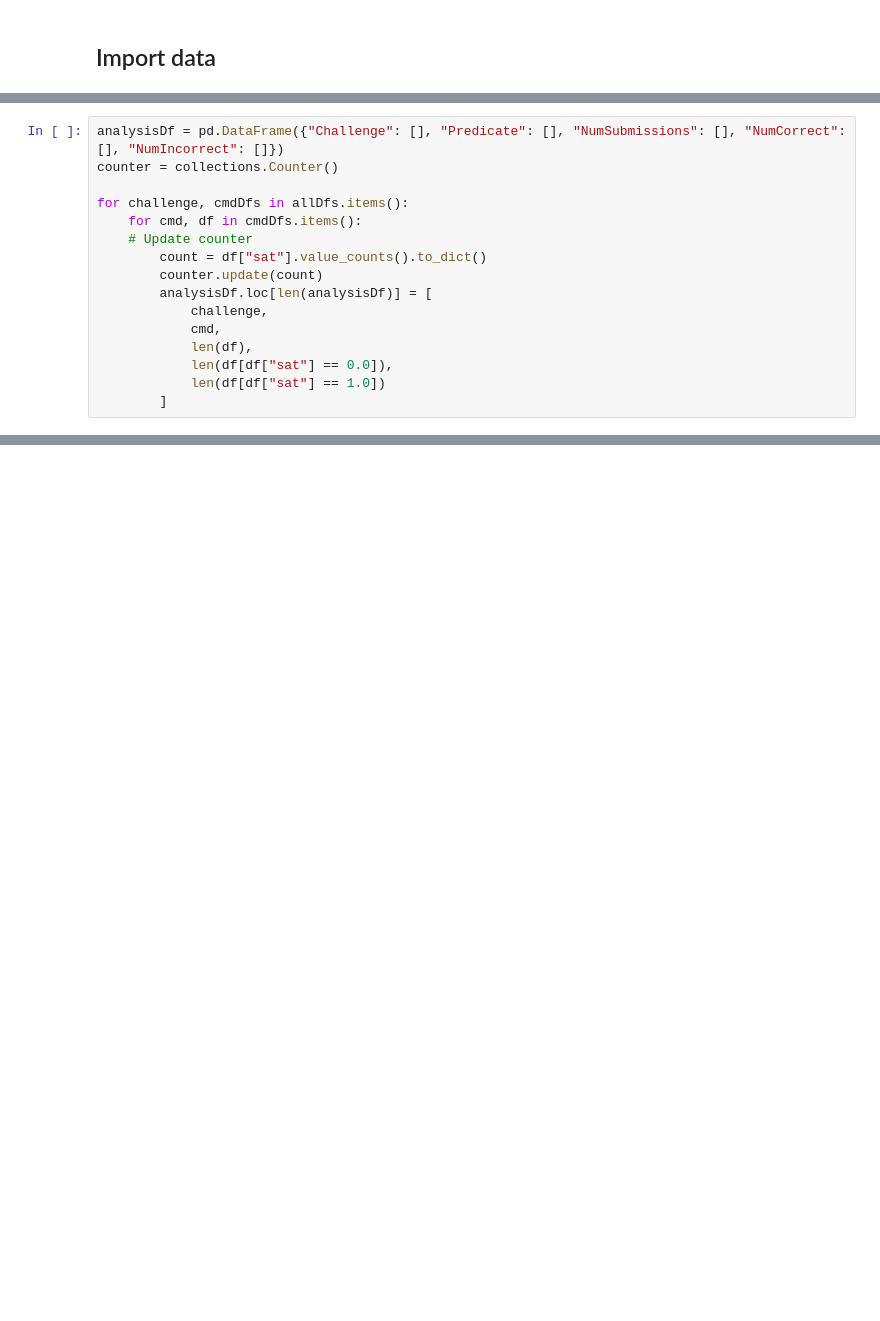
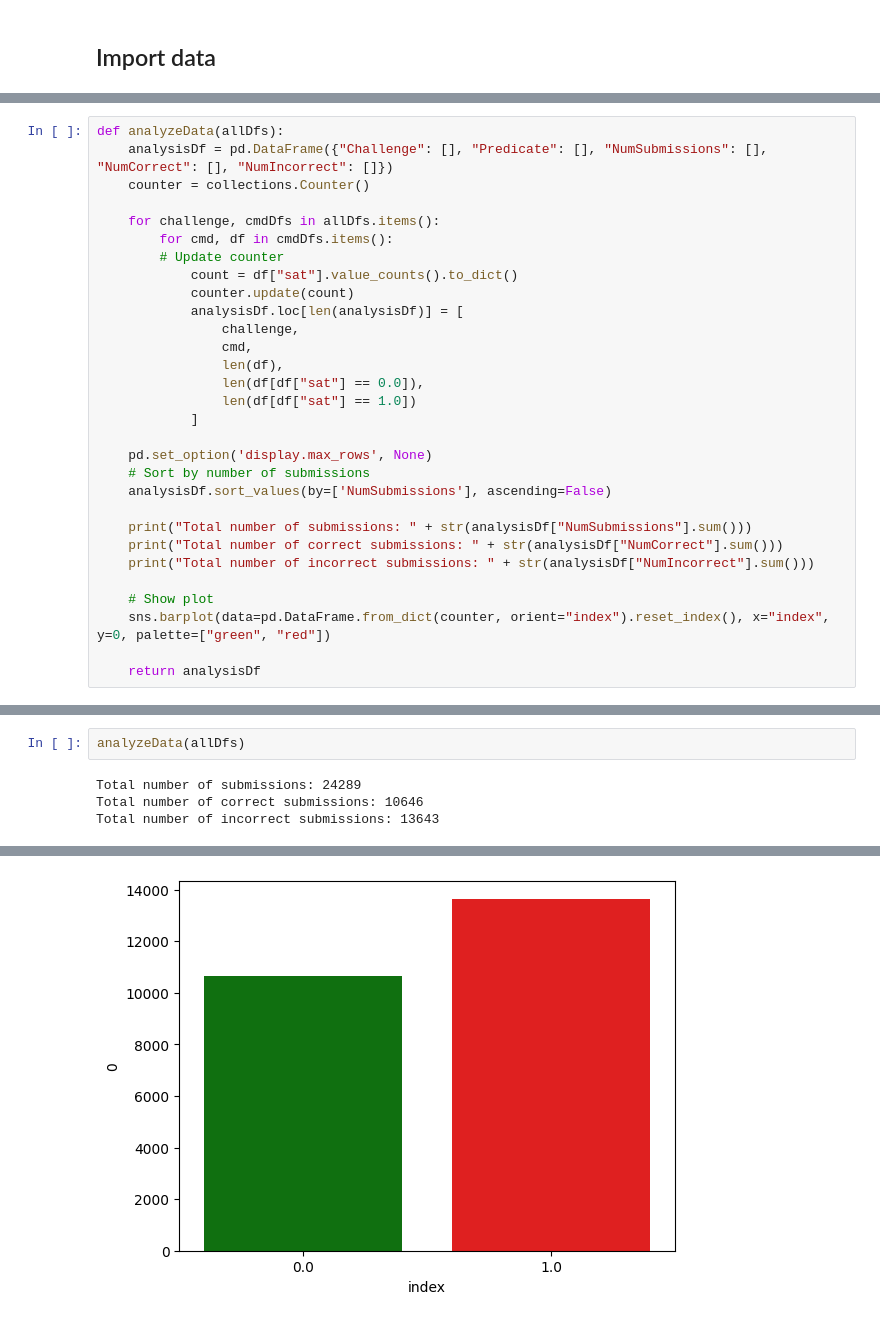
Before and after one commit to anaines14/HiGenA, a Jupyter notebook: data_preparation/notebook.ipynb, the cells around one changed output, grey strips where cells are left out. Drawn from its saved outputs; the diff is of its cells as text; blank space fills up the shorter version.

```diff
--- a/data_preparation/notebook.ipynb
+++ b/data_preparation/notebook.ipynb
@@ -952,16 +955,30 @@ Count number of submissions.
 # %%
-analysisDf = pd.DataFrame({"Challenge": [], "Predicate": [], "NumSubmissions": [], "NumCorrect": [], "NumIncorrect": []})
-counter = collections.Counter()
+def analyzeData(allDfs):
+    analysisDf = pd.DataFrame({"Challenge": [], "Predicate": [], "NumSubmissions": [], "NumCorrect": [], "NumIncorrect": []})
+    counter = collections.Counter()
 
-for challenge, cmdDfs in allDfs.items():
-    for cmd, df in cmdDfs.items():
-    # Update counter
-        count = df["sat"].value_counts().to_dict()
-        counter.update(count)
-        analysisDf.loc[len(analysisDf)] = [
-            challenge,
-            cmd,
-            len(df),
-            len(df[df["sat"] == 0.0]),
-            len(df[df["sat"] == 1.0])
-        ]
+    for challenge, cmdDfs in allDfs.items():
+        for cmd, df in cmdDfs.items():
+        # Update counter
+            count = df["sat"].value_counts().to_dict()
+            counter.update(count)
+            analysisDf.loc[len(analysisDf)] = [
+                challenge,
+                cmd,
+                len(df),
+                len(df[df["sat"] == 0.0]),
+                len(df[df["sat"] == 1.0])
+            ]
+
+    pd.set_option('display.max_rows', None)
+    # Sort by number of submissions
+    analysisDf.sort_values(by=['NumSubmissions'], ascending=False)
+
+    print("Total number of submissions: " + str(analysisDf["NumSubmissions"].sum()))
+    print("Total number of correct submissions: " + str(analysisDf["NumCorrect"].sum()))
+    print("Total number of incorrect submissions: " + str(analysisDf["NumIncorrect"].sum()))
+
+    # Show plot
+    sns.barplot(data=pd.DataFrame.from_dict(counter, orient="index").reset_index(), x="index", y=0, palette=["green", "red"])
+
+    return analysisDf
@@ -1011,0 +987,6 @@ Counter({1.0: 13642, 0.0: 10521})
+# %%
+analyzeData(allDfs)
+# %% [output]
+Total number of submissions: 24289
+Total number of correct submissions: 10646
+Total number of incorrect submissions: 13643
@@ -1011,0 +1010 @@ Counter({1.0: 13642, 0.0: 10521})
+[figure, added]
```
Also changed, not shown: parts of 16 cells of this notebook, 1 other file.
